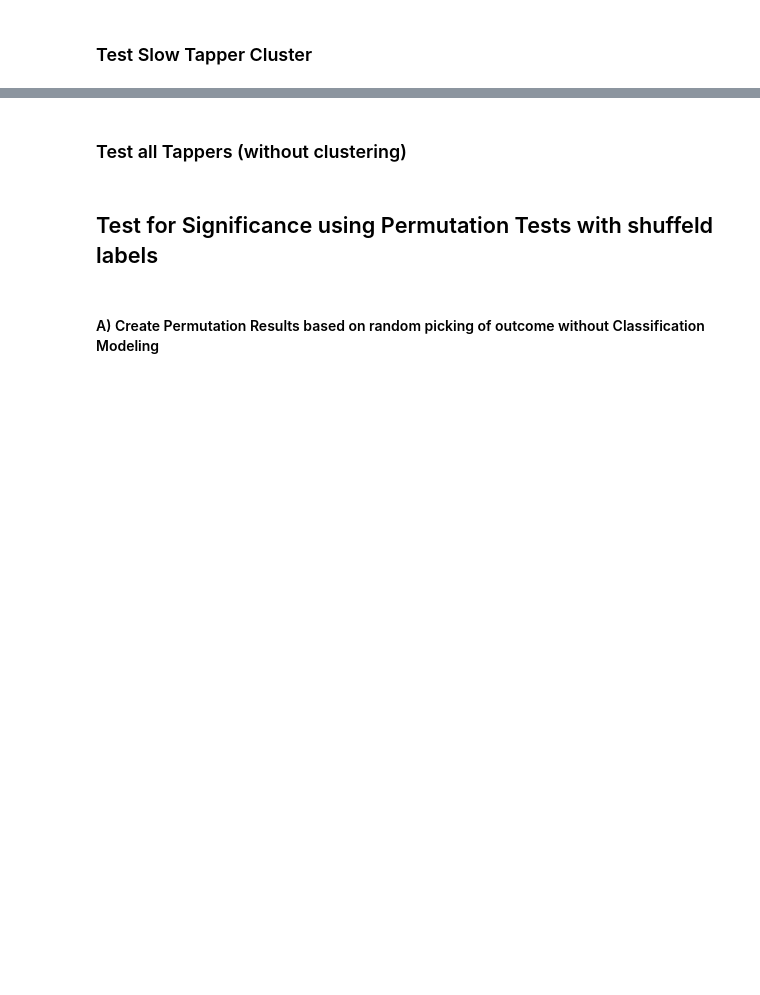
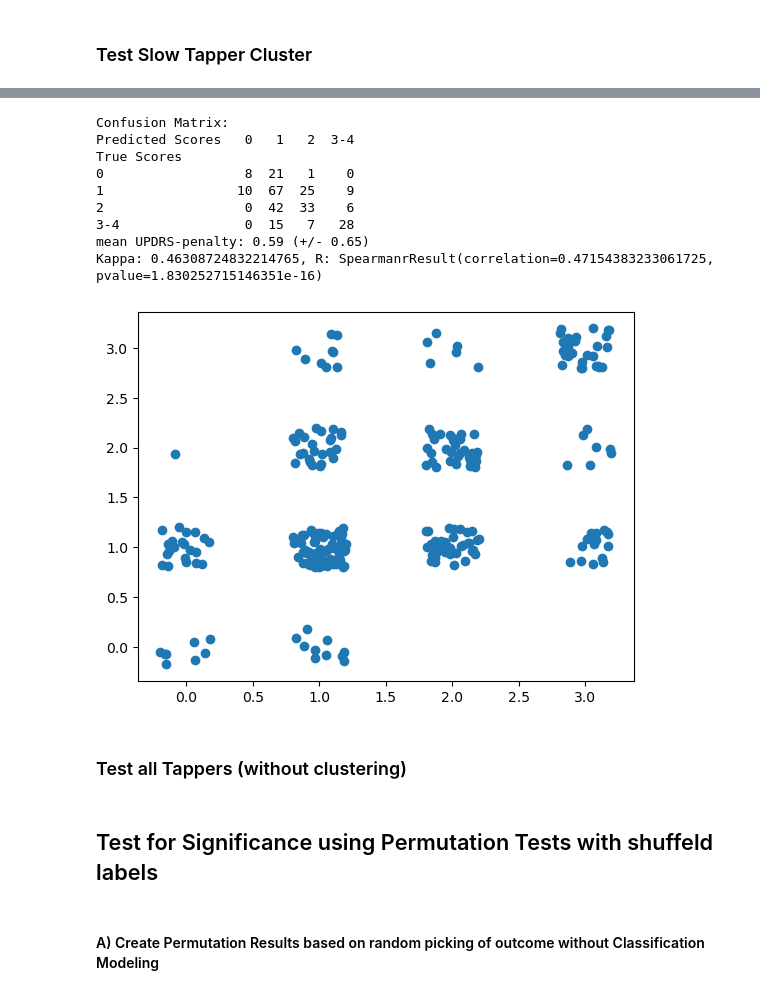
Before and after one commit to jgvhabets/updrsTapping, a Jupyter notebook: updrsTapping_predictions.ipynb, the cells around one changed output, grey strips where cells are left out. Drawn from its saved outputs; the diff is of its cells as text; code cells hidden in the pictures; blank space fills up the shorter version.

```diff
--- a/updrsTapping_predictions.ipynb
+++ b/updrsTapping_predictions.ipynb
@@ -590,28 +648,39 @@ Fold 2: # of samples: train 41, test 20
 # %%
-# ### COMBINE FAST AND SLOW CLUSTER OUTCOMES
+### COMBINE FAST AND SLOW CLUSTER OUTCOMES
 
-# true_clusters = [l for l in [fast_true, slow_true, true_scores_few_taps]]
-# true_clusters = [s for l in true_clusters for s in l]
+true_clusters = [l for l in [fast_true, slow_true, y_true_fewTaps]]
+true_clusters = [s for l in true_clusters for s in l]
 
-# pred_clusters = [l for l in [fast_pred, slow_pred, pred_scores_few_taps]]
-# pred_clusters = [s for l in pred_clusters for s in l]
+pred_clusters = [l for l in [fast_pred, slow_pred, y_pred_fewTaps]]
+pred_clusters = [s for l in pred_clusters for s in l]
 
-# cm = cv_models.multiclass_conf_matrix(
-#       y_true=true_clusters, y_pred=pred_clusters,
-#       labels=mc_labels,
-# )
-# print(f'\nConfusion Matrix:\n{cm}')
-# mean_pen, std_pen, _ = cv_models.get_penalties_from_conf_matr(cm)
-# print(f'mean UPDRS-penalty: {round(mean_pen, 2)}'
-#         f' (+/- {round(std_pen, 2)})')
+cm = cv_models.multiclass_conf_matrix(
+      y_true=true_clusters, y_pred=pred_clusters,
+      labels=mc_labels,
+)
+print(f'\nConfusion Matrix:\n{cm}')
+mean_pen, std_pen, _ = cv_models.get_penalties_from_conf_matr(cm)
+print(f'mean UPDRS-penalty: {round(mean_pen, 2)}'
+        f' (+/- {round(std_pen, 2)})')
 
-# print(f'Kappa: {k_score}, '
-#       f'R: {scipy.stats.spearmanr(true_clusters, pred_clusters)}')
+print(f'Kappa: {k_score}, '
+      f'R: {scipy.stats.spearmanr(true_clusters, pred_clusters)}')
 
-# jitt = np.random.uniform(low=-.2, high=0.2, size=len(true_clusters))
-# jitt2 = np.random.uniform(low=-.2, high=0.2, size=len(pred_clusters))
-# plt.scatter(true_clusters+jitt, pred_clusters+jitt2)
-# plt.show()
+jitt = np.random.uniform(low=-.2, high=0.2, size=len(true_clusters))
+jitt2 = np.random.uniform(low=-.2, high=0.2, size=len(pred_clusters))
+plt.scatter(true_clusters+jitt, pred_clusters+jitt2)
+plt.show()
+# %% [output]
+Confusion Matrix:
+Predicted Scores   0   1   2  3-4
+True Scores
+0                  8  21   1    0
+1                 10  67  25    9
+2                  0  42  33    6
+3-4                0  15   7   28
+mean UPDRS-penalty: 0.59 (+/- 0.65)
+Kappa: 0.46308724832214765, R: SpearmanrResult(correlation=0.47154383233061725, pvalue=1.830252715146351e-16)
+[figure, added]
 # %% [markdown]
 ### Test all Tappers (without clustering)
 # %%
```
Also changed, not shown: parts of 25 cells of this notebook, 7 other files.
